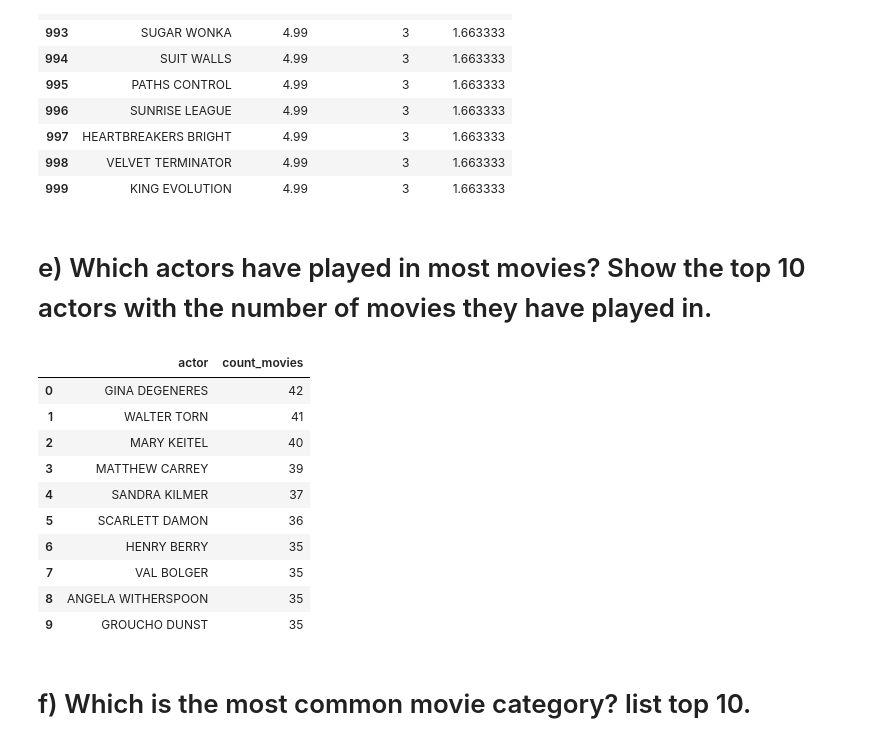
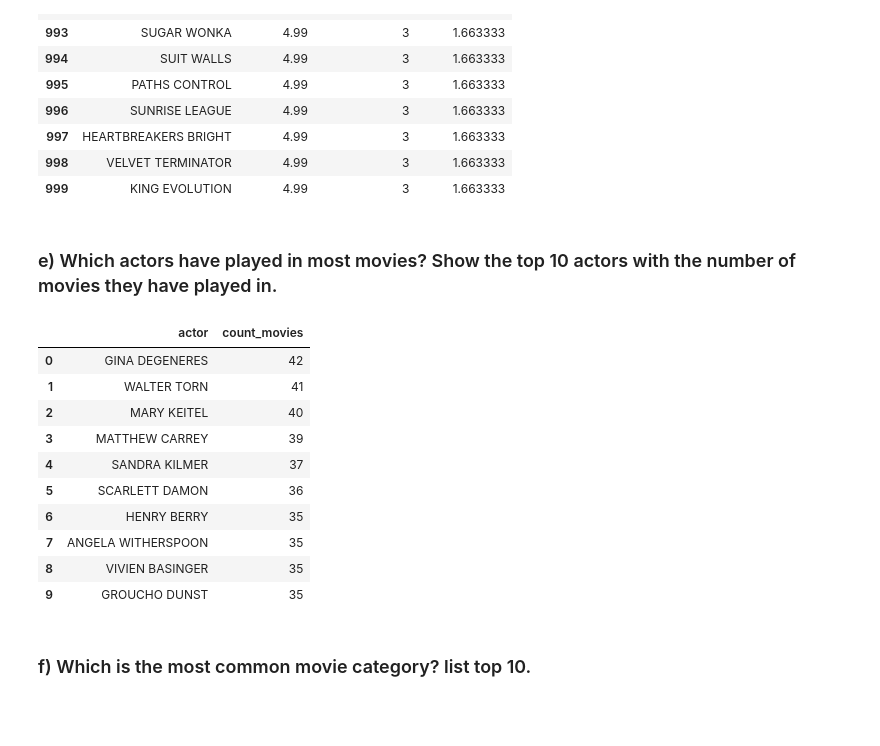
Before and after one commit to norelindkvist-debug/sakila_lab_nore_lindkvist, a Jupyter notebook: main.ipynb, the cells around one changed output. Saved outputs shown, nothing was run; the diff lists cells and outputs as text; code cells hidden in the pictures; blank space fills up the shorter version.

```diff
--- a/main.ipynb
+++ b/main.ipynb
@@ -134,31 +127,30 @@ SELECT
 | 998 | VELVET TERMINATOR | 4.99 | 3 | 1.663333 |
 | 999 | KING EVOLUTION | 4.99 | 3 | 1.663333 |
 # %% [markdown]
-# e) Which actors have played in most movies? Show the top 10 actors with the number of movies they have played in.
+### e) Which actors have played in most movies? Show the top 10 actors with the number of movies they have played in.
 # %%
-films_joined = query_sakila("""
+films_joined = query_sakila("""--sql
     SELECT
         CONCAT(a.first_name, ' ', a.last_name) AS actor,
         COUNT(fa.film_id) AS count_movies
     FROM actor a
         JOIN film_actor fa ON a.actor_id = fa.actor_id
         GROUP BY a.actor_id, actor
-        ORDER BY count_movies DESC
-        LIMIT 10 ;
+        ORDER BY count_movies DESC;
              """)
 
 films_joined.head(10)
 # %% [output]
 |  | actor | count_movies |
 | 0 | GINA DEGENERES | 42 |
 | 1 | WALTER TORN | 41 |
 | 2 | MARY KEITEL | 40 |
 | 3 | MATTHEW CARREY | 39 |
 | 4 | SANDRA KILMER | 37 |
 | 5 | SCARLETT DAMON | 36 |
 | 6 | HENRY BERRY | 35 |
-| 7 | VAL BOLGER | 35 |
-| 8 | ANGELA WITHERSPOON | 35 |
+| 7 | ANGELA WITHERSPOON | 35 |
+| 8 | VIVIEN BASINGER | 35 |
 | 9 | GROUCHO DUNST | 35 |
 # %% [markdown]
-# f) Which is the most common movie category? list top 10.
+### f) Which is the most common movie category? list top 10.
```
Also changed, not shown: parts of 19 cells of this notebook, 3 other files.
